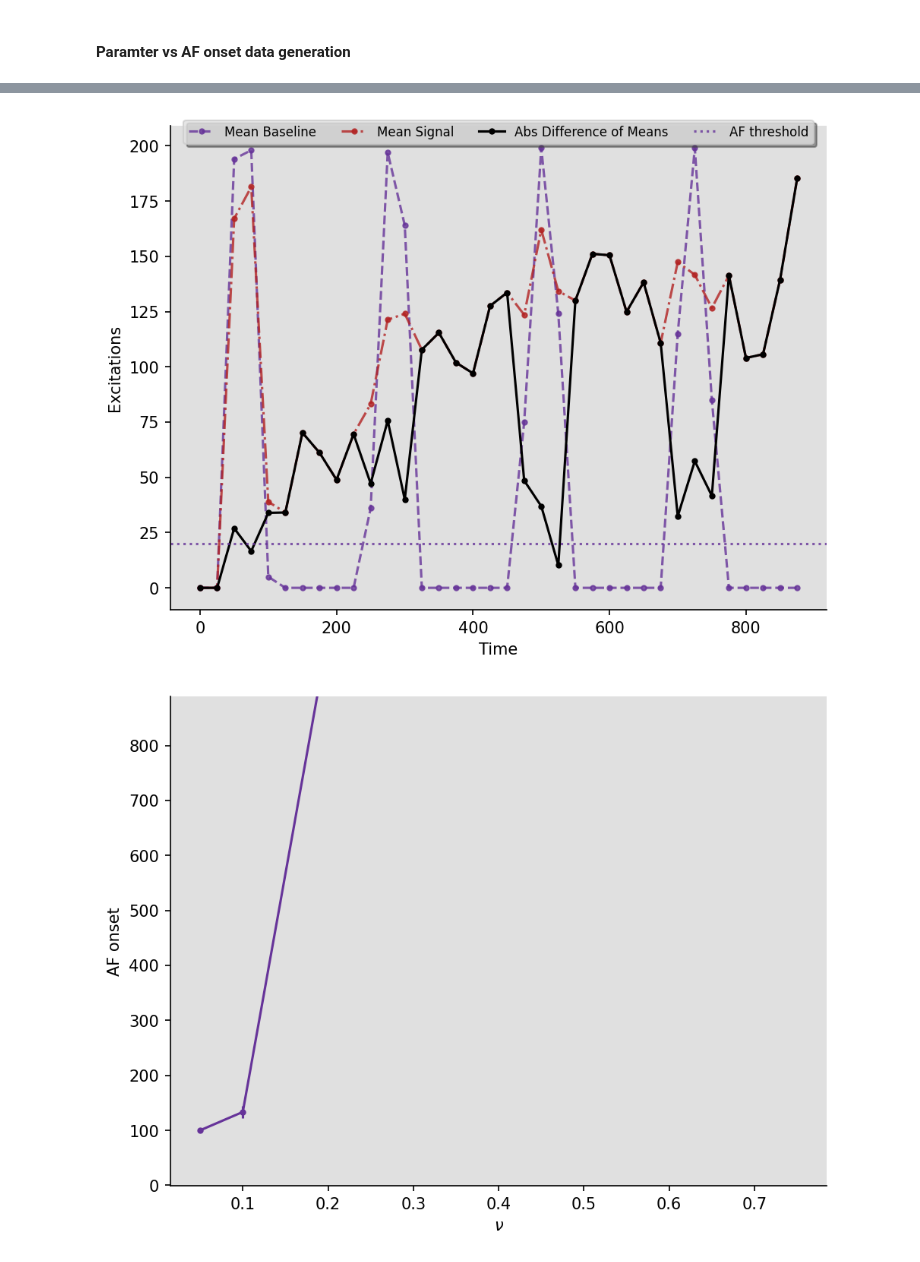
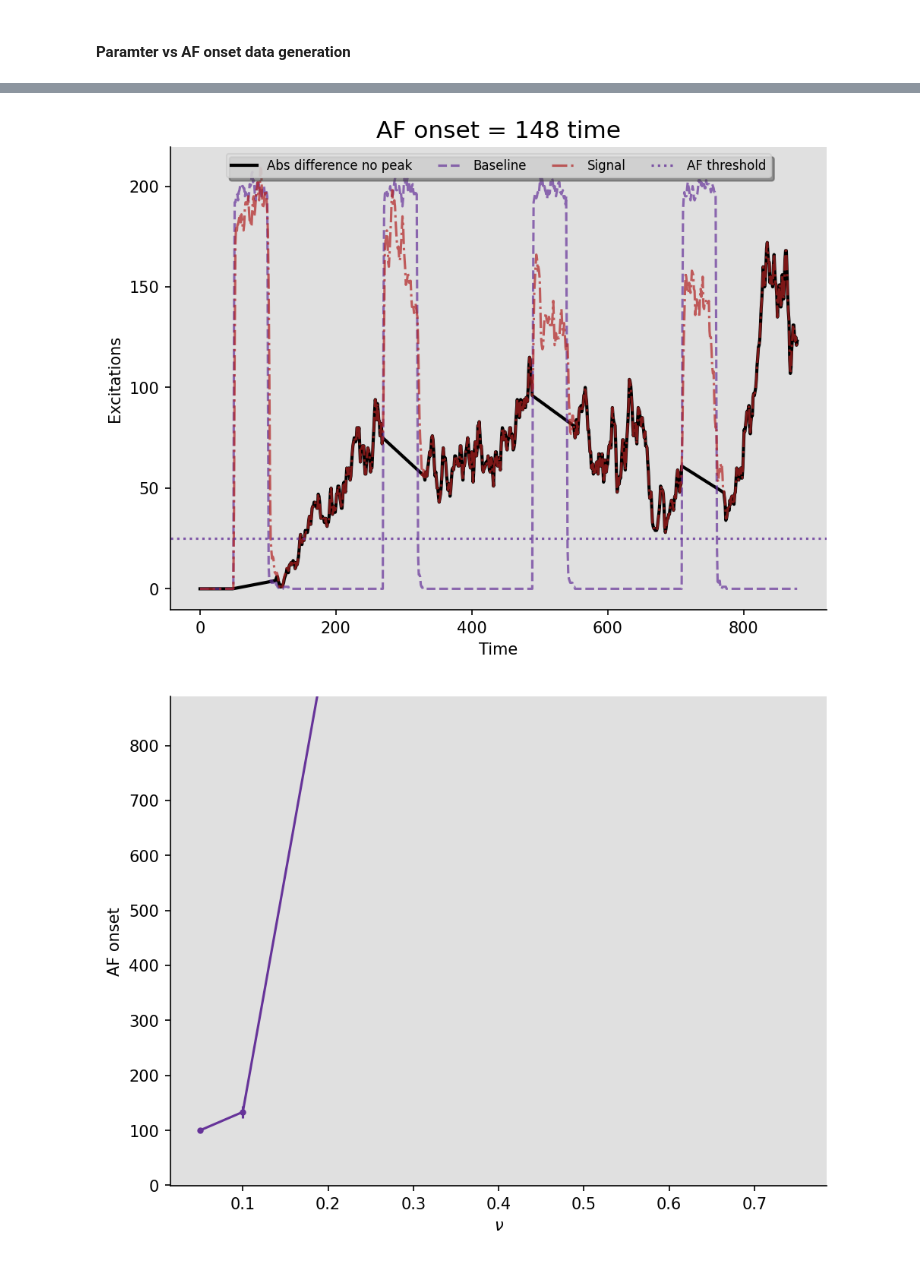
Before and after one commit to 2BeAsh/physics_of_molecular_diseases_project, a Jupyter notebook: code/heart.ipynb, the cells around one changed output, grey strips where cells are left out. Cells and saved outputs as stored; diff of their text form; code cells hidden in the pictures.

```diff
--- a/code/heart.ipynb
+++ b/code/heart.ipynb
@@ -476,8 +385,8 @@ def plot_parameter_vs_AF_onset(filename: str):
 L = 200  # system size
 nu = 0.18  # Probability for vertical connection
 nu_fibrosis = 0.05  # Probability for vertical connection in fibrosis subregion
-delta = 0.20   # Probability to be dysfunctional
-epsilon = 0.15  # Probability for dysfunctional cell to not excite
+delta = 0.15   # Probability to be dysfunctional
+epsilon = 0.25  # Probability for dysfunctional cell to not excite
 tmax = 4 * 220
 length_fibrosis_vec = (20, 120)  # size of fibrosis subregion
 pos_fibrosis_vec = (40, 40)  # Upper left corner of fibrosis subregion
@@ -501,7 +408,7 @@ plot_state_band_time_no_peak()
-# %%
-plot_state_band_time()
-# %% [output]
-[figure, removed]
+# %%
+plot_state_band_time_no_peak(L, nu, delta, epsilon)
+# %% [output]
+[figure, added]
 # %%
 plot_parameter_vs_AF_onset("nu_AF_onset.npy")
 # %%
```
Also changed, not shown: parts of 5 cells of this notebook.
